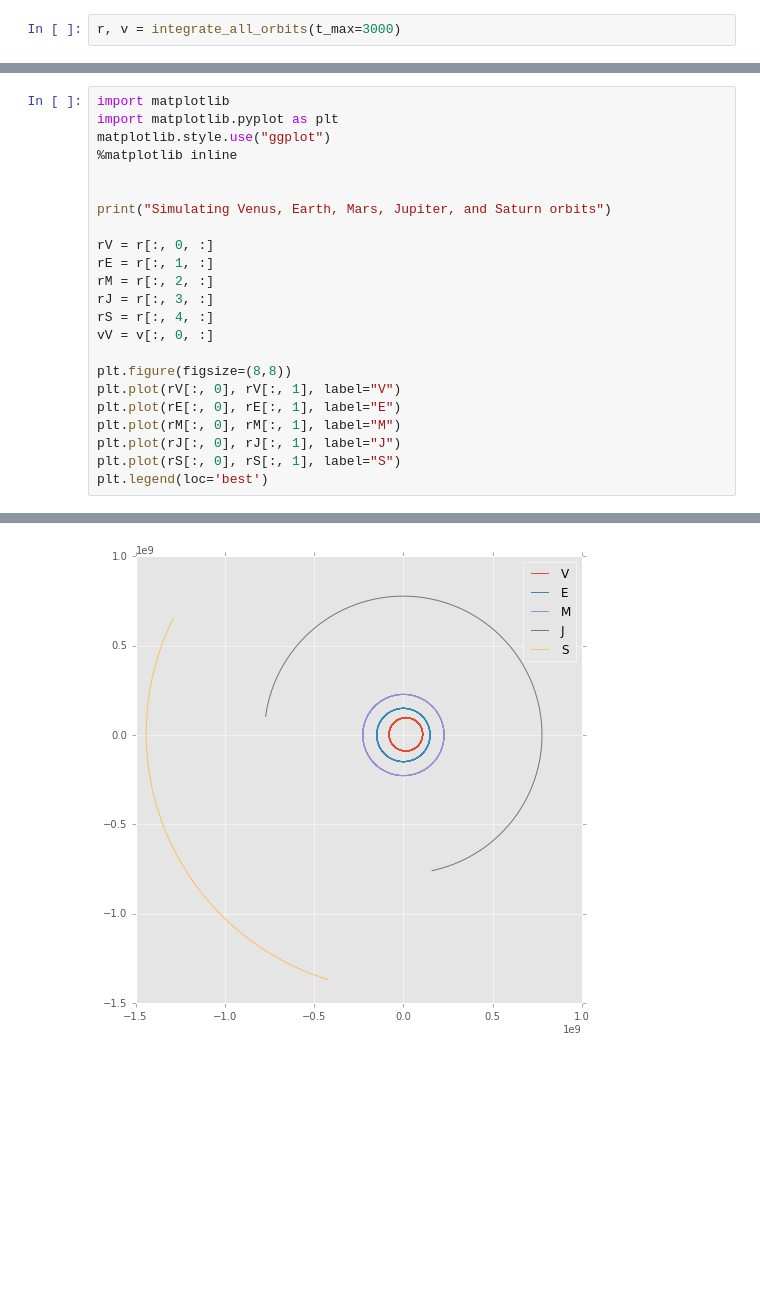
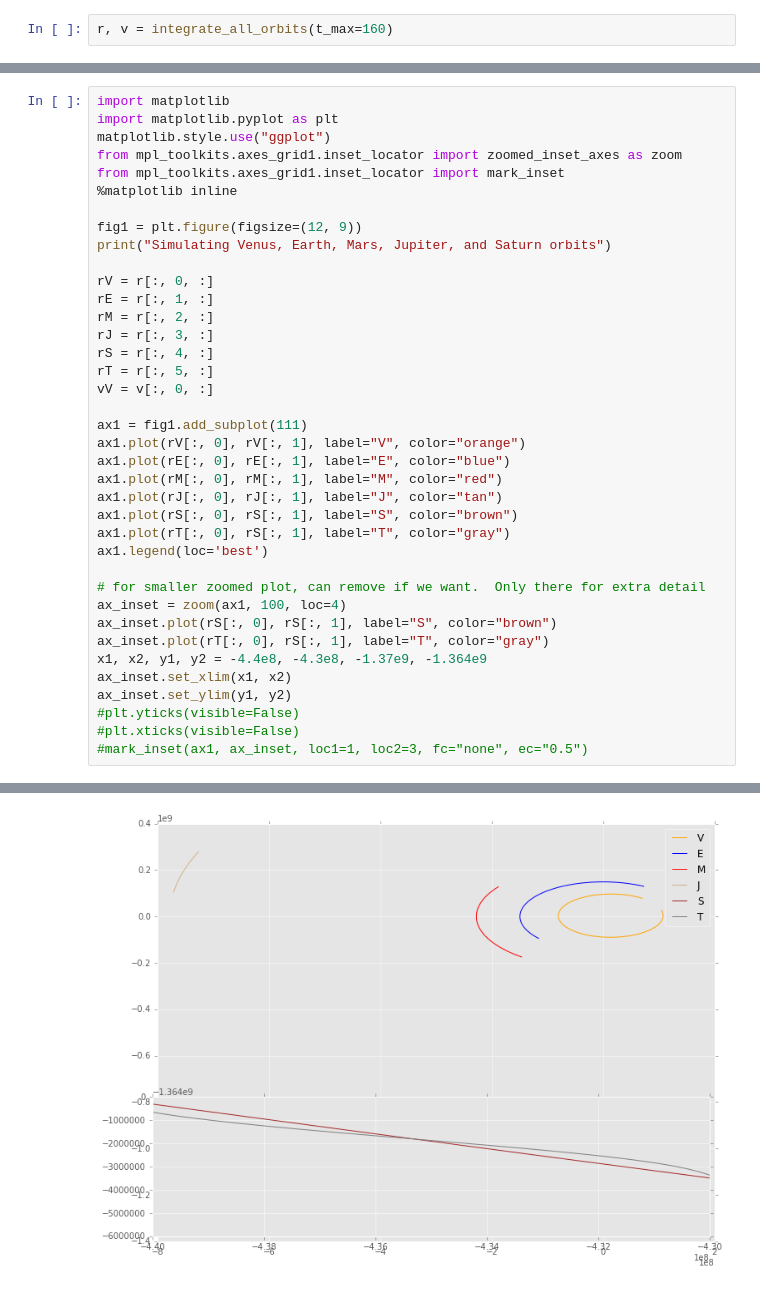
Before and after one commit to ASU-CompMethodsPhysics-PHY494/final-atlas-mission, a Jupyter notebook: Work/planets_scratch_sheet2-Copy2.ipynb, the cells around one changed output, grey strips where cells are left out. Saved outputs shown, nothing was run; the diff lists cells and outputs as text; blank space fills up the shorter version.

```diff
--- a/Work/planets_scratch_sheet2-Copy2.ipynb
+++ b/Work/planets_scratch_sheet2-Copy2.ipynb
@@ -172,4 +182,4 @@ def integrate_all_orbits(t_max=3650):
 
     return r, v
 # %%
-r, v = integrate_all_orbits(t_max=3000)
+r, v = integrate_all_orbits(t_max=160)
@@ -190,9 +187,11 @@ array([[  1.04884715e+08,   2.65788724e+07],
 import matplotlib
 import matplotlib.pyplot as plt
 matplotlib.style.use("ggplot")
+from mpl_toolkits.axes_grid1.inset_locator import zoomed_inset_axes as zoom
+from mpl_toolkits.axes_grid1.inset_locator import mark_inset
 %matplotlib inline
 
-
+fig1 = plt.figure(figsize=(12, 9))
 print("Simulating Venus, Earth, Mars, Jupiter, and Saturn orbits")
 
 rV = r[:, 0, :]
@@ -200,14 +199,27 @@ rE = r[:, 1, :]
 rM = r[:, 2, :]
 rJ = r[:, 3, :]
 rS = r[:, 4, :]
+rT = r[:, 5, :]
 vV = v[:, 0, :]
 
-plt.figure(figsize=(8,8))
-plt.plot(rV[:, 0], rV[:, 1], label="V")
-plt.plot(rE[:, 0], rE[:, 1], label="E")
-plt.plot(rM[:, 0], rM[:, 1], label="M")
-plt.plot(rJ[:, 0], rJ[:, 1], label="J")
-plt.plot(rS[:, 0], rS[:, 1], label="S")
-plt.legend(loc='best')
+ax1 = fig1.add_subplot(111)
+ax1.plot(rV[:, 0], rV[:, 1], label="V", color="orange")
+ax1.plot(rE[:, 0], rE[:, 1], label="E", color="blue")
+ax1.plot(rM[:, 0], rM[:, 1], label="M", color="red")
+ax1.plot(rJ[:, 0], rJ[:, 1], label="J", color="tan")
+ax1.plot(rS[:, 0], rS[:, 1], label="S", color="brown")
+ax1.plot(rT[:, 0], rS[:, 1], label="T", color="gray")
+ax1.legend(loc='best')
+
+# for smaller zoomed plot, can remove if we want.  Only there for extra detail
+ax_inset = zoom(ax1, 100, loc=4)
+ax_inset.plot(rS[:, 0], rS[:, 1], label="S", color="brown")
+ax_inset.plot(rT[:, 0], rS[:, 1], label="T", color="gray")
+x1, x2, y1, y2 = -4.4e8, -4.3e8, -1.37e9, -1.364e9
+ax_inset.set_xlim(x1, x2)
+ax_inset.set_ylim(y1, y2)
+#plt.yticks(visible=False)
+#plt.xticks(visible=False)
+#mark_inset(ax1, ax_inset, loc1=1, loc2=3, fc="none", ec="0.5")
 # %% [output]
 Simulating Venus, Earth, Mars, Jupiter, and Saturn orbits
@@ -215 +227 @@ Simulating Venus, Earth, Mars, Jupiter, and Saturn orbits
-[figure, old version]
+[figure, new version]
```
Also changed, not shown: parts of 3 cells of this notebook.
